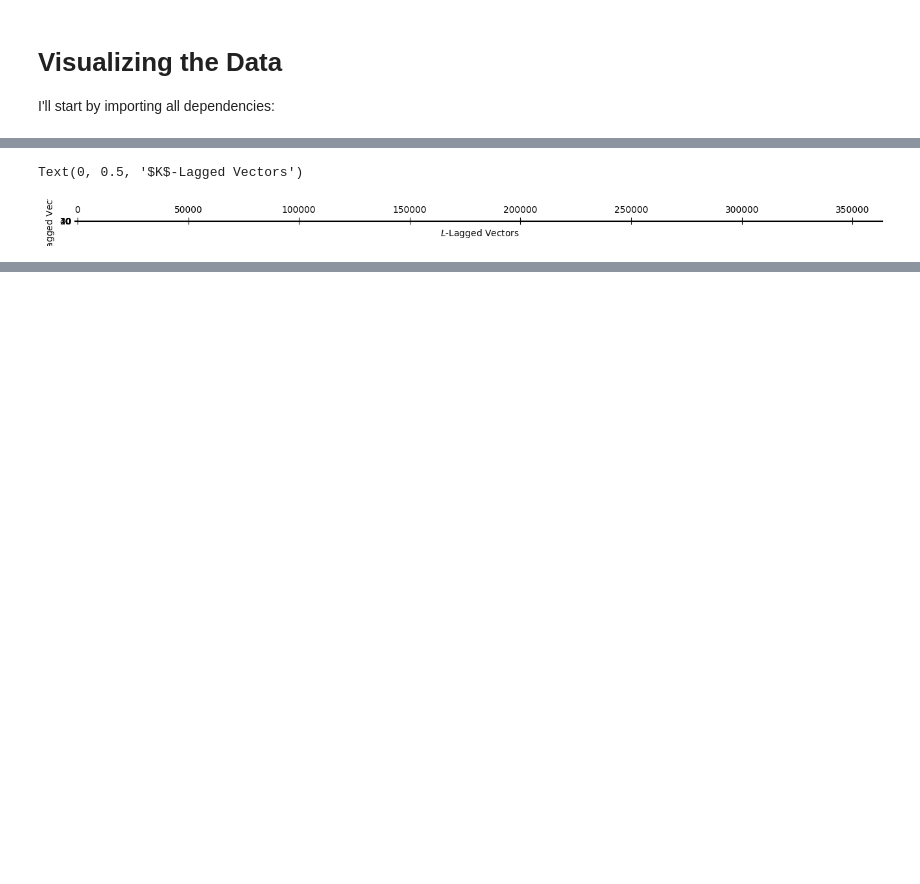
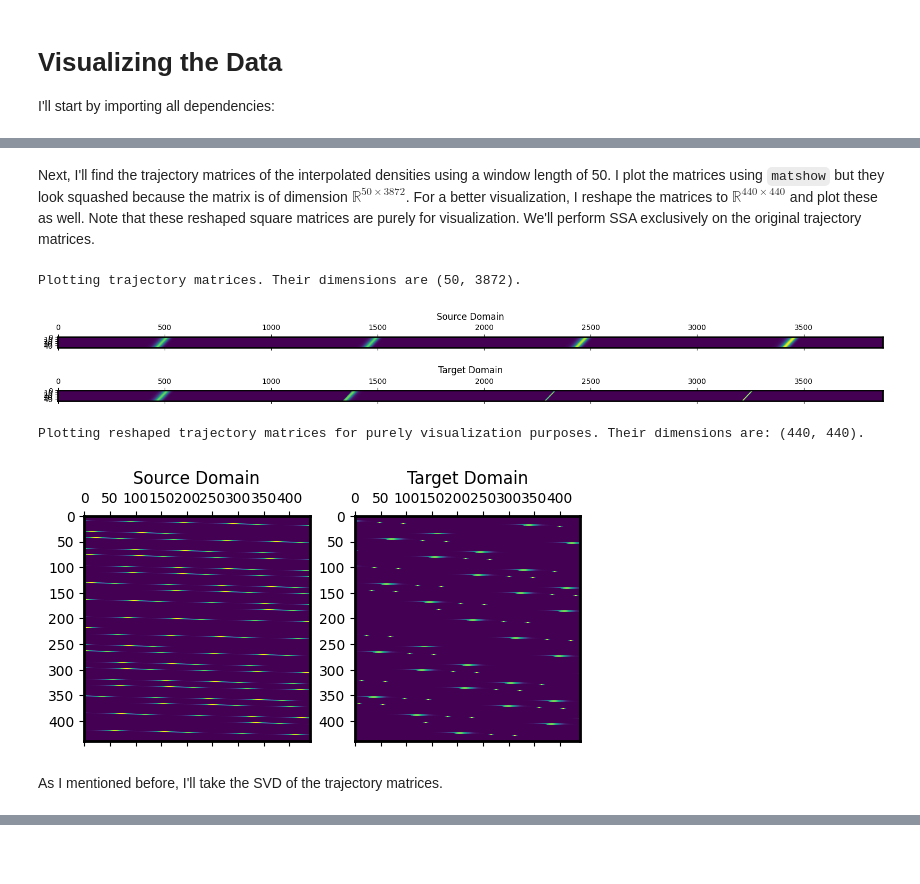
Before and after one commit to paulzwang/procrustes-subspace-adaptation, a Jupyter notebook: tutorial.ipynb, the cells around one changed output, grey strips where cells are left out. Cells and saved outputs as stored; diff of their text form; code cells hidden in the pictures; blank space fills up the shorter version.

```diff
--- a/tutorial.ipynb
+++ b/tutorial.ipynb
@@ -86,14 +98,52 @@ I'll first introduce some functions.
 # %%
-L = 50 # The window length.
-N = len(df1)
-K = N - L + 1 # The number of columns in the trajectory matrix.
-# Create the trajectory matrix by pulling the relevant subseries of F, and stacking them as columns
-X = np.column_stack([df1[i:i+L] for i in range(0,K)])
-# Note: the i+L above gives us up to i+L-1, as numpy array upper bounds are exclusive.
+from psa import find_trajectory_matrix, H_to_TS, interpolate_inputs
 
-ax = plt.matshow(X)
-plt.xlabel("$L$-Lagged Vectors")
-plt.ylabel("$K$-Lagged Vectors")
+t1 = np.array(df1['time'])
+rho1 = np.array(df1['rho']).reshape(-1,1)
+Q1 = np.array(df1['heat_rate']).reshape(-1,1)
+
+t2 = np.array(df2['time'])
+rho2 = np.array(df2['rho']).reshape(-1,1)
+Q2 = np.array(df2['heat_rate']).reshape(-1,1)
+
+# Mean center and scale inputs to unit variance
+scaler = StandardScaler(with_std=True)
+rho1 = scaler.fit_transform(rho1)
+rho2 = scaler.fit_transform(rho2)
+
+# Interpolate inputs
+rho1_interp, rho2_interp = interpolate_inputs(rho1,rho2,t1,t2)
-# %% [output]
-Text(0, 0.5, '$K$-Lagged Vectors')
-[figure, removed]
+# %% [markdown]
+Next, I'll find the trajectory matrices of the interpolated densities using a window length of 50. I plot the matrices using `matshow` but they look squashed because the matrix is of dimension $\mathbb{R}^{50 \times 3872}$. For a better visualization, I reshape the matrices to $\mathbb{R}^{440 \times 440}$ and plot these as well. Note that these reshaped square matrices are purely for visualization. We'll perform SSA exclusively on the original trajectory matrices.
+# %%
+H_rho1 = find_trajectory_matrix(rho1_interp,window_length=50)
+H_rho2 = find_trajectory_matrix(rho2_interp,window_length=50)
+
+# Plotting trajectory matrices
+print(f'Plotting trajectory matrices. Their dimensions are {H_rho1.shape}.')
+fig0, ax0 = plt.subplots(2,1,figsize=(20,10))
+fig0.subplots_adjust(hspace=-0.85)
+ax0[0].matshow(H_rho1)
+ax0[1].matshow(H_rho2)
+ax0[0].set_title('Source Domain')
+ax0[1].set_title('Target Domain')
+plt.show()
+
+
+# Plotting reshaped trajectory matrices
+H_rho1_square = H_rho1.reshape(440,440)
+H_rho2_square = H_rho2.reshape(440,440)
+print(f'Plotting reshaped trajectory matrices for purely visualization purposes. Their dimensions are: {H_rho1_square.shape}.')
+fig1, ax1 = plt.subplots(1,2)
+ax1[0].matshow(H_rho1_square)
+ax1[1].matshow(H_rho2_square)
+ax1[0].set_title('Source Domain')
+ax1[1].set_title('Target Domain')
+plt.show()
+# %% [output]
+Plotting trajectory matrices. Their dimensions are (50, 3872).
+[figure, added]
+Plotting reshaped trajectory matrices for purely visualization purposes. Their dimensions are: (440, 440).
+[figure, added]
+# %% [markdown]
+As I mentioned before, I'll take the SVD of the trajectory matrices.
```
Also changed, not shown: parts of 16 cells of this notebook, 1 other file.
